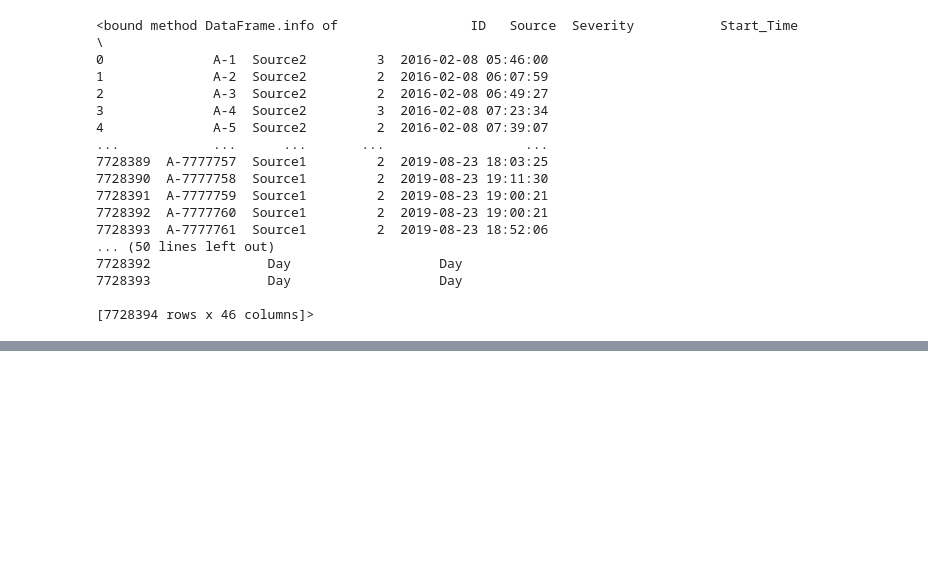
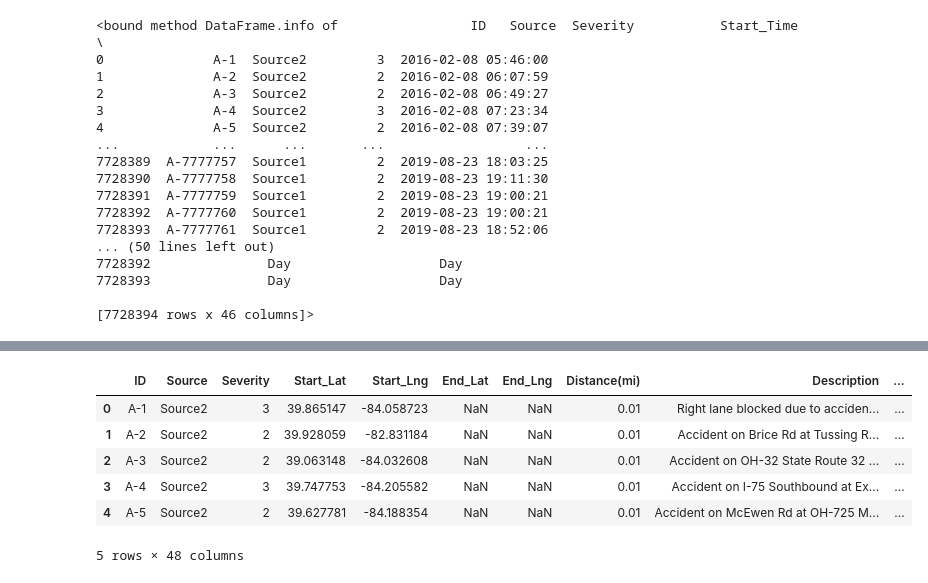
Before and after one commit to CaraShrestha/https-gitlab.com-ai-group-lambton-severity-prediction-us-roads, a Jupyter notebook: Notebook/AP-22_Data_Cleaning.ipynb, the cells around one changed output, grey strips where cells are left out. Saved outputs shown, nothing was run; the diff lists cells and outputs as text; code cells hidden in the pictures; blank space fills up the shorter version.

```diff
--- a/Notebook/AP-22_Data_Cleaning.ipynb
+++ b/Notebook/AP-22_Data_Cleaning.ipynb
@@ -44 +48,15 @@ dn.head()
+# %%
+dn.drop(['Start_Time', 'End_Time'], axis=1, inplace=True)
+
+dn.rename(columns={'Start_Time_': 'Start_Time', 'End_Time_': 'End_Time'}, inplace=True)
+
+dn.head()
+# %% [output]
+|  | ID | Source | Severity | Start_Lat | Start_Lng | End_Lat | End_Lng | Distance(mi) | Description | ... |
+| 0 | A-1 | Source2 | 3 | 39.865147 | -84.058723 | NaN | NaN | 0.01 | Right lane blocked due to acciden... | ... |
+| 1 | A-2 | Source2 | 2 | 39.928059 | -82.831184 | NaN | NaN | 0.01 | Accident on Brice Rd at Tussing R... | ... |
+| 2 | A-3 | Source2 | 2 | 39.063148 | -84.032608 | NaN | NaN | 0.01 | Accident on OH-32 State Route 32 ... | ... |
+| 3 | A-4 | Source2 | 3 | 39.747753 | -84.205582 | NaN | NaN | 0.01 | Accident on I-75 Southbound at Ex... | ... |
+| 4 | A-5 | Source2 | 2 | 39.627781 | -84.188354 | NaN | NaN | 0.01 | Accident on McEwen Rd at OH-725 M... | ... |
+5 rows × 48 columns
 # %%
```
Also changed, not shown: parts of 15 cells of this notebook.
